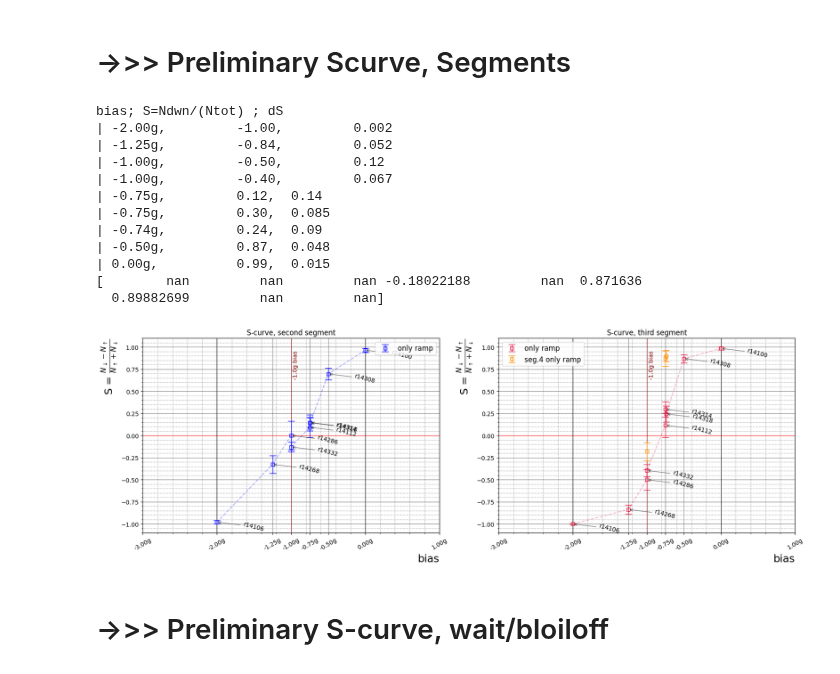
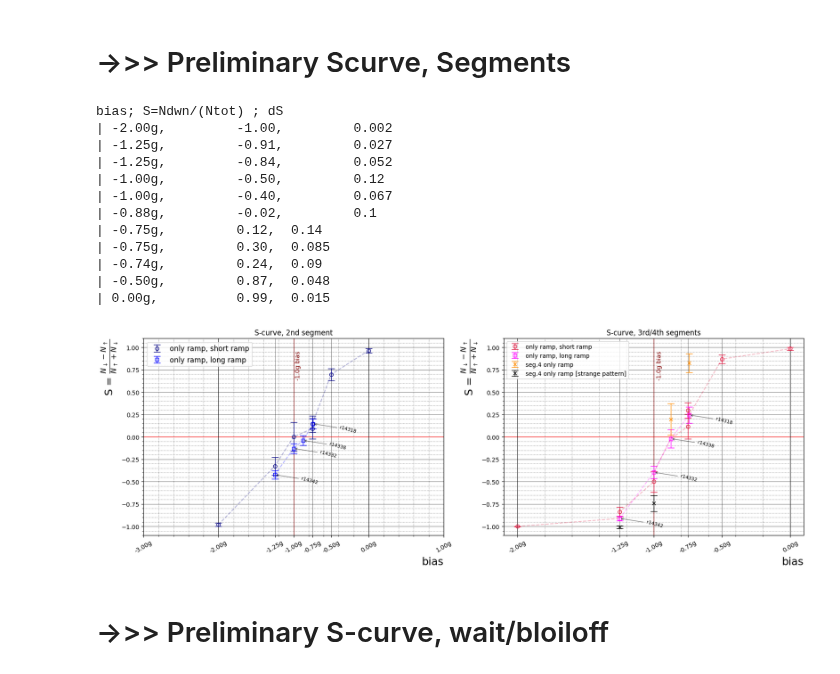
Before and after one commit to Adrianodelvincio/alphag_frequentist_analysis_2025, a Jupyter notebook: v1/Preliminary_Scurve_2025.ipynb, the cells around one changed output. Saved outputs shown, nothing was run; the diff lists cells and outputs as text; code cells hidden in the pictures.

```diff
--- a/v1/Preliminary_Scurve_2025.ipynb
+++ b/v1/Preliminary_Scurve_2025.ipynb
@@ -297,6 +335,7 @@ S, S_ramp1, S_ramp2, S_ramp3, S_ramp4       = np.array(S), np.array(S_ramp1), np
 dS, dS_ramp1, dS_ramp2, dS_ramp3, dS_ramp4  = np.array(dS), np.array(dS_ramp1), np.array(dS_ramp2), np.array(dS_ramp3), np.array(dS_ramp4, dtype=float)
 bias = np.array(bias)
 list_runs = np.array(list_runs)
+type_run = np.array(type_run)
 # %%
 S_ramp1_wait, S_ramp2_wait, S_ramp3_wait, S_ramp4_wait      = np.array(S_ramp1_wait), np.array(S_ramp2_wait), np.array(S_ramp3_wait), np.array(S_ramp4_wait, dtype=float)
 dS_ramp1_wait, dS_ramp2_wait, dS_ramp3_wait, dS_ramp4_wait  = np.array(dS_ramp1_wait), np.array(dS_ramp2_wait), np.array(dS_ramp3_wait), np.array(dS_ramp4_wait, dtype=float)
@@ -329,17 +368,22 @@ def plotter_nicer():
     plt.text( -1. + 0.02, 0.65, "-1.0g bias", rotation = 90, color = "maroon")
 
 
-def labelfactory(bias, S_ramp, listlist, labels):
+def labelfactory(bias, S_ramp, listlist, labels, orientation = "right"):
     plt.xticks(labels, [f"{item:.2f}g" for item in labels], rotation=30)
-
+    delta = 0
+    if(orientation == "right"):
+        delta += 44
+    elif(orientation == "left"):
+        delta += -84
     for xi, yi, txt in zip(bias, S_ramp, listlist):
         plt.annotate(
             txt,
             xy=(xi, yi),
-            xytext=(44, -15),          # distanza in pixel → aumenta per più distanza
+            xytext=(delta, -15),          # distanza in pixel → aumenta per più distanza
             textcoords="offset points",
             arrowprops=dict(arrowstyle="->", color="black", linewidth = 1, alpha = 0.5),
             rotation=-15,
+            fontsize = 8
         )
 
     plt.legend(fontsize=12)
@@ -356,12 +400,21 @@ plt.figure(1, figsize = (20, 6))
 
 #--------------------------------------------------------------
 plt.subplot(1,2,1)
-plt.title("S-curve, second segment")
+plt.title("S-curve, 2nd segment")
 plotter_nicer()
-plt.errorbar(bias,
-             S_ramp2,
-             dS_ramp2, marker = "s", markersize = 6, markerfacecolor='none', color = "blue", capsize = 6, elinewidth=1, linestyle = "", label = "only ramp")
-plt.errorbar(bias, S_ramp2, marker = "", color = "blue",  linestyle = "--", alpha = 0.3)
+
+plt.errorbar(bias[~type_run],
+             S_ramp2[~type_run],
+             dS_ramp2[~type_run], marker = "o", markersize = 6, markerfacecolor='none', color = "navy", capsize = 6, elinewidth=1, linestyle = "", label = "only ramp, short ramp")
+plt.errorbar(bias[~type_run], S_ramp2[~type_run], marker = "", color = "navy",  linestyle = "--", alpha = 0.3)
+#labelfactory(bias[~type_run], S_ramp2[~type_run], list_runs[~type_run], labels, "left")
+
+plt.errorbar(bias[type_run],
+             S_ramp2[type_run],
+             dS_ramp2[type_run], marker = "s", markersize = 6, markerfacecolor='none', color = "blue", capsize = 6, elinewidth=1, linestyle = "", label = "only ramp, long ramp")
+
+plt.errorbar(bias[type_run], S_ramp2[type_run], marker = "", color = "blue",  linestyle = "--", alpha = 0.3)
+labelfactory(bias[type_run], S_ramp2[type_run], list_runs[type_run], labels, "right")
 
 # simulation
 # plt.errorbar((biases_sim - 1),
@@ -371,53 +424,72 @@ plt.errorbar(bias, S_ramp2, marker = "", color = "blue",  linestyle = "--", alph
 #plt.errorbar(bias, S_ramp2_onlywait, dS_ramp2_onlywait, marker = "*", markersize = 6, markerfacecolor='none', color = "blue", capsize = 6, elinewidth=1, linestyle = "",  label = "only wait")
 #plt.errorbar(bias, S_ramp2_onlywait, marker = "", color = "blue",  linestyle = "--", alpha = 0.3)
 
-labelfactory(bias, S_ramp2, list_runs, labels)
+
 
 
 #--------------------------------------------------------------
 plt.subplot(1,2,2)
-plt.title("S-curve, third segment")
+plt.title("S-curve, 3rd/4th segments")
 plotter_nicer()
 
-plt.errorbar(bias,
-             S_ramp3,
-             dS_ramp3, marker = "s", markersize = 6, markerfacecolor='none', color = "crimson", capsize = 6, linestyle = '', elinewidth=1, label = "only ramp")
+# 3rd segment
+plt.errorbar(bias[~type_run],
+             S_ramp3[~type_run],
+             dS_ramp3[~type_run], marker = "o", markersize = 6, markerfacecolor='none', color = "crimson", capsize = 6, linestyle = '', elinewidth=1, label = "only ramp, short ramp")
 plt.errorbar(bias, S_ramp3, marker = "", color = "crimson", linestyle = "--", alpha = 0.3)
-print(S_ramp4)
+#labelfactory(bias, S_ramp3, list_runs, labels, "right")
 
-plt.errorbar(bias2,
-             S_ramp4,
-             dS_ramp4, marker = "s", markersize = 6, markerfacecolor='none', color = "darkorange", capsize = 6, linestyle = '', elinewidth=1, label = "seg.4 only ramp")
+plt.errorbar(bias[type_run],
+             S_ramp3[type_run],
+             dS_ramp3[type_run], marker = "s", markersize = 6, markerfacecolor='none', color = "magenta", capsize = 6, linestyle = '', elinewidth=1, label = "only ramp, long ramp")
+plt.errorbar(bias[type_run], S_ramp3[type_run], marker = "", color = "magenta", linestyle = "--", alpha = 0.3)
+labelfactory(bias[type_run], S_ramp3[type_run], list_runs[type_run], labels, "right")
+
+
+# 4th segment
+mask = (bias2 == -1) | (bias2 == -1.25)
+mask__ = (bias2 == -1) | (bias2 == -1.25) | (list_runs == "r14314")
+
+plt.errorbar(bias2[~mask__],
+             S_ramp4[~mask__],
+             dS_ramp4[~mask__], marker = "x", markersize = 6, markerfacecolor='none', color = "darkorange", capsize = 6, linestyle = '', elinewidth=1, label = "seg.4 only ramp")
+
+plt.errorbar(bias2[mask],
+             S_ramp4[mask],
+             dS_ramp4[mask], marker = "x", markersize = 6, markerfacecolor='none', color = "black", capsize = 6, linestyle = '', elinewidth=1, label = "seg.4 only ramp [strange pattern]")
+plt.legend()
+
 
 # simulation
 # plt.errorbar((biases_sim - 1),
 #              simulation_s2,
 #              marker = ".", markersize = 6, markerfacecolor='none', color = "black", capsize = 6, linestyle = 'dotted', elinewidth=1, label = "simulation, second segment")
 
 #plt.errorbar(bias, S_ramp3_onlywait, dS_ramp3_onlywait, marker = "*", markerfacecolor='none', markersize = 6, color = "crimson", capsize = 6, elinewidth=1, linestyle = "", label = "only wait")
 #plt.errorbar(bias, S_ramp3_onlywait, marker = "", color = "crimson", linestyle = "--", alpha = 0.3)
 
 #plt.errorbar(bias, S_boiloff, dS_boiloff, marker = "^", markerfacecolor='none', markersize = 6, color = "crimson", capsize = 6, elinewidth=1, linestyle = "", label = "boiloff")
 #plt.errorbar(bias, S_boiloff, marker = "", color = "crimson", linestyle = "--", alpha = 0.3)
 
-labelfactory(bias, S_ramp3, list_runs, labels)
+#plt.subplot(1,3,3)
+
 #labelfactory(bias2, S_ramp4, list_runs, labels)
 
 plt.savefig("figures/S_curve_onlyramp.png", bbox_inches = 'tight')
 # %% [output]
 bias; S=Ndwn/(Ntot) ; dS
 | -2.00g,         -1.00,         0.002
+| -1.25g,         -0.91,         0.027
 | -1.25g,         -0.84,         0.052
 | -1.00g,         -0.50,         0.12
 | -1.00g,         -0.40,         0.067
+| -0.88g,         -0.02,         0.1
 | -0.75g,         0.12,  0.14
 | -0.75g,         0.30,  0.085
 | -0.74g,         0.24,  0.09
 | -0.50g,         0.87,  0.048
 | 0.00g,          0.99,  0.015
-[        nan         nan         nan -0.18022188         nan  0.871636
-  0.89882699         nan         nan]
-[figure, old version]
+[figure, new version]
 # %% [markdown]
 # ->>> Preliminary S-curve, wait/bloiloff
 # %%
```
Also changed, not shown: parts of 9 cells of this notebook, 4 other files.
